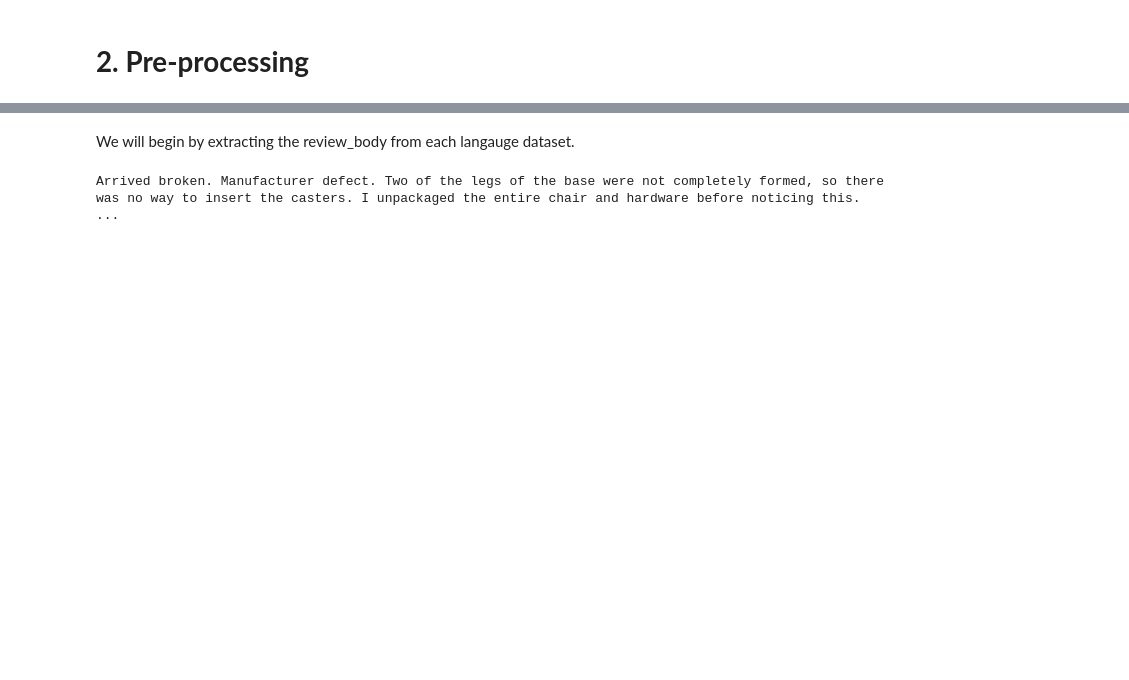
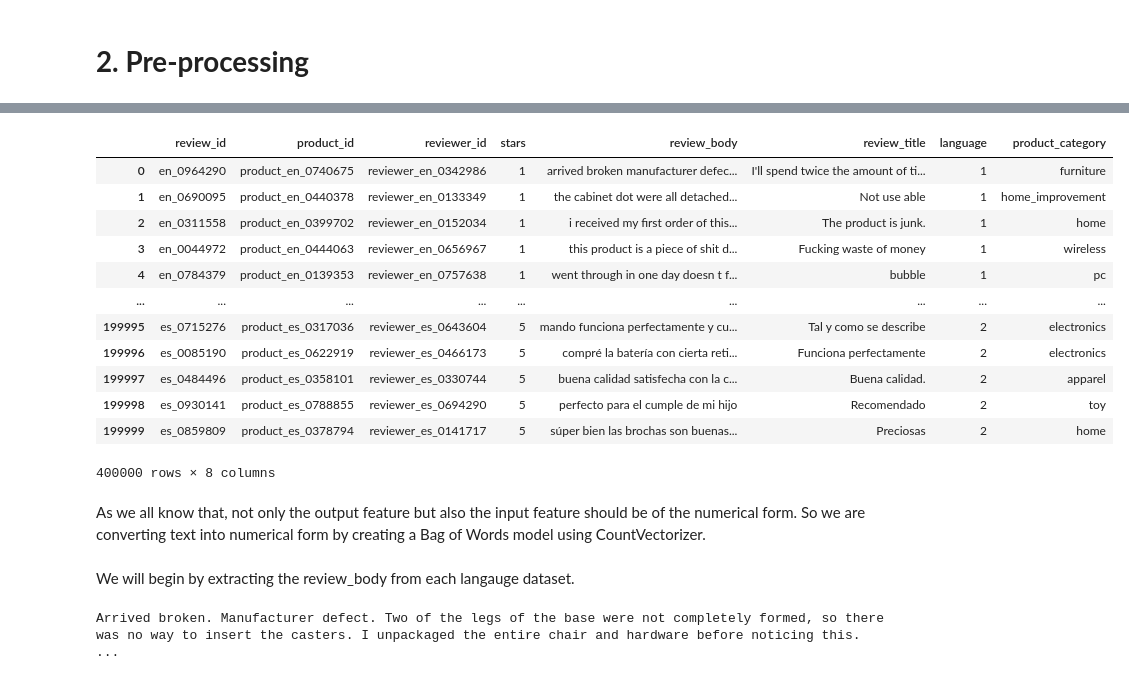
Before and after one commit to Ravi-Raghavan/ECE_443_Term_Project, a Jupyter notebook: AmazonReviews/AmazonReviews.ipynb, the cells around one changed output, grey strips where cells are left out. Cells and saved outputs as stored; diff of their text form; code cells hidden in the pictures; blank space fills up the shorter version.

```diff
--- a/AmazonReviews/AmazonReviews.ipynb
+++ b/AmazonReviews/AmazonReviews.ipynb
@@ -184,0 +278,18 @@ Note that there are a total of 1.2 million reivews with 200,000 reviews from eac
+# %%
+# We will use sklearn to help label encode the langauge columns
+le = preprocessing.LabelEncoder();
+all_reviews_df['language'] = le.fit_transform(all_reviews_df['language'])
+# %% [output]
+|  | review_id | product_id | reviewer_id | stars | review_body | review_title | language | product_category |
+| 0 | en_0964290 | product_en_0740675 | reviewer_en_0342986 | 1 | arrived broken manufacturer defec... | I'll spend twice the amount of ti... | 1 | furniture |
+| 1 | en_0690095 | product_en_0440378 | reviewer_en_0133349 | 1 | the cabinet dot were all detached... | Not use able | 1 | home_improvement |
+| 2 | en_0311558 | product_en_0399702 | reviewer_en_0152034 | 1 | i received my first order of this... | The product is junk. | 1 | home |
+| 3 | en_0044972 | product_en_0444063 | reviewer_en_0656967 | 1 | this product is a piece of shit d... | Fucking waste of money | 1 | wireless |
+| 4 | en_0784379 | product_en_0139353 | reviewer_en_0757638 | 1 | went through in one day doesn t f... | bubble | 1 | pc |
+| ... | ... | ... | ... | ... | ... | ... | ... | ... |
+| 199995 | es_0715276 | product_es_0317036 | reviewer_es_0643604 | 5 | mando funciona perfectamente y cu... | Tal y como se describe | 2 | electronics |
+| 199996 | es_0085190 | product_es_0622919 | reviewer_es_0466173 | 5 | compré la batería con cierta reti... | Funciona perfectamente | 2 | electronics |
+| 199997 | es_0484496 | product_es_0358101 | reviewer_es_0330744 | 5 | buena calidad satisfecha con la c... | Buena calidad. | 2 | apparel |
+| 199998 | es_0930141 | product_es_0788855 | reviewer_es_0694290 | 5 | perfecto para el cumple de mi hijo | Recomendado | 2 | toy |
+| 199999 | es_0859809 | product_es_0378794 | reviewer_es_0141717 | 5 | súper bien las brochas son buenas... | Preciosas | 2 | home |
+400000 rows × 8 columns
@@ -184,0 +301,2 @@ Note that there are a total of 1.2 million reivews with 200,000 reviews from eac
+# %% [markdown]
+As we all know that, not only the output feature but also the input feature should be of the numerical form. So we are converting text into numerical form by creating a Bag of Words model using CountVectorizer.
```
Also changed, not shown: parts of 12 cells of this notebook.
